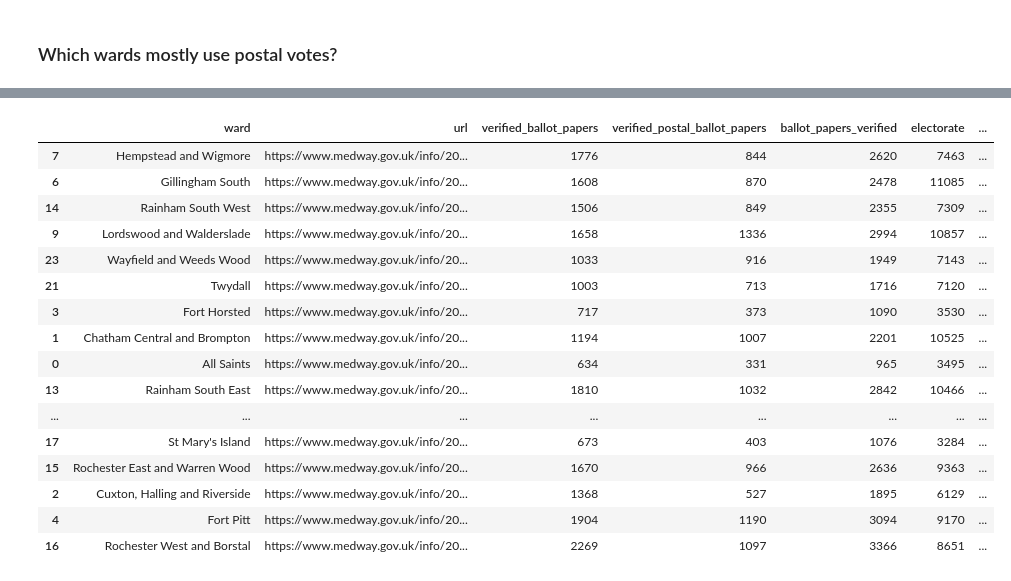
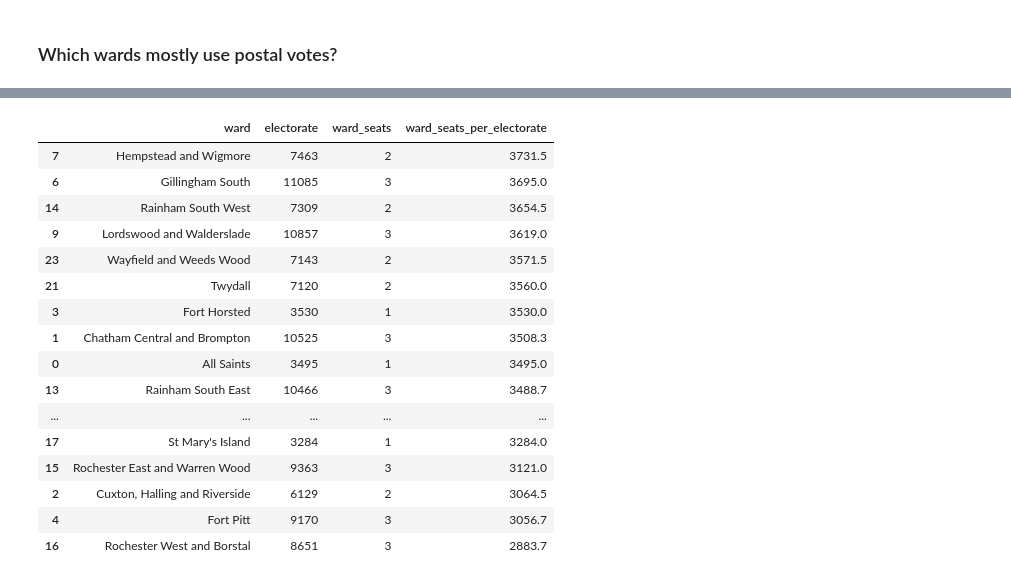
Before and after one commit to quinnphil/medway-local-elections-2023, a Jupyter notebook: Medway - Local Election Results.ipynb, the cells around one changed output, grey strips where cells are left out. Cells and saved outputs as stored; diff of their text form; code cells hidden in the pictures.

```diff
--- a/Medway - Local Election Results.ipynb
+++ b/Medway - Local Election Results.ipynb
@@ -521,24 +525,26 @@ df_wards.sort_values('turnout', ascending=False)
 # %%
 (
     df_wards
     .assign(**{'ward_seats_per_electorate': lambda _df: _df['electorate'] / _df['ward_seats']})
     .sort_values(by='ward_seats_per_electorate', ascending=False)
+    [['ward', 'electorate', 'ward_seats', 'ward_seats_per_electorate']]
+    .round({'ward_seats_per_electorate': 1})
 )
 # %% [output]
-|  | ward | url | verified_ballot_papers | verified_postal_ballot_papers | ballot_papers_verified | electorate | ... |
-| 7 | Hempstead and Wigmore | https://www.medway.gov.uk/info/20... | 1776 | 844 | 2620 | 7463 | ... |
-| 6 | Gillingham South | https://www.medway.gov.uk/info/20... | 1608 | 870 | 2478 | 11085 | ... |
-| 14 | Rainham South West | https://www.medway.gov.uk/info/20... | 1506 | 849 | 2355 | 7309 | ... |
-| 9 | Lordswood and Walderslade | https://www.medway.gov.uk/info/20... | 1658 | 1336 | 2994 | 10857 | ... |
-| 23 | Wayfield and Weeds Wood | https://www.medway.gov.uk/info/20... | 1033 | 916 | 1949 | 7143 | ... |
-| 21 | Twydall | https://www.medway.gov.uk/info/20... | 1003 | 713 | 1716 | 7120 | ... |
-| 3 | Fort Horsted | https://www.medway.gov.uk/info/20... | 717 | 373 | 1090 | 3530 | ... |
-| 1 | Chatham Central and Brompton | https://www.medway.gov.uk/info/20... | 1194 | 1007 | 2201 | 10525 | ... |
-| 0 | All Saints | https://www.medway.gov.uk/info/20... | 634 | 331 | 965 | 3495 | ... |
-| 13 | Rainham South East | https://www.medway.gov.uk/info/20... | 1810 | 1032 | 2842 | 10466 | ... |
-| ... | ... | ... | ... | ... | ... | ... | ... |
-| 17 | St Mary's Island | https://www.medway.gov.uk/info/20... | 673 | 403 | 1076 | 3284 | ... |
-| 15 | Rochester East and Warren Wood | https://www.medway.gov.uk/info/20... | 1670 | 966 | 2636 | 9363 | ... |
-| 2 | Cuxton, Halling and Riverside | https://www.medway.gov.uk/info/20... | 1368 | 527 | 1895 | 6129 | ... |
-| 4 | Fort Pitt | https://www.medway.gov.uk/info/20... | 1904 | 1190 | 3094 | 9170 | ... |
-| 16 | Rochester West and Borstal | https://www.medway.gov.uk/info/20... | 2269 | 1097 | 3366 | 8651 | ... |
+|  | ward | electorate | ward_seats | ward_seats_per_electorate |
+| 7 | Hempstead and Wigmore | 7463 | 2 | 3731.5 |
+| 6 | Gillingham South | 11085 | 3 | 3695.0 |
+| 14 | Rainham South West | 7309 | 2 | 3654.5 |
+| 9 | Lordswood and Walderslade | 10857 | 3 | 3619.0 |
+| 23 | Wayfield and Weeds Wood | 7143 | 2 | 3571.5 |
+| 21 | Twydall | 7120 | 2 | 3560.0 |
+| 3 | Fort Horsted | 3530 | 1 | 3530.0 |
+| 1 | Chatham Central and Brompton | 10525 | 3 | 3508.3 |
+| 0 | All Saints | 3495 | 1 | 3495.0 |
+| 13 | Rainham South East | 10466 | 3 | 3488.7 |
+| ... | ... | ... | ... | ... |
+| 17 | St Mary's Island | 3284 | 1 | 3284.0 |
+| 15 | Rochester East and Warren Wood | 9363 | 3 | 3121.0 |
+| 2 | Cuxton, Halling and Riverside | 6129 | 2 | 3064.5 |
+| 4 | Fort Pitt | 9170 | 3 | 3056.7 |
+| 16 | Rochester West and Borstal | 8651 | 3 | 2883.7 |
```
Also changed, not shown: parts of 6 cells of this notebook.
